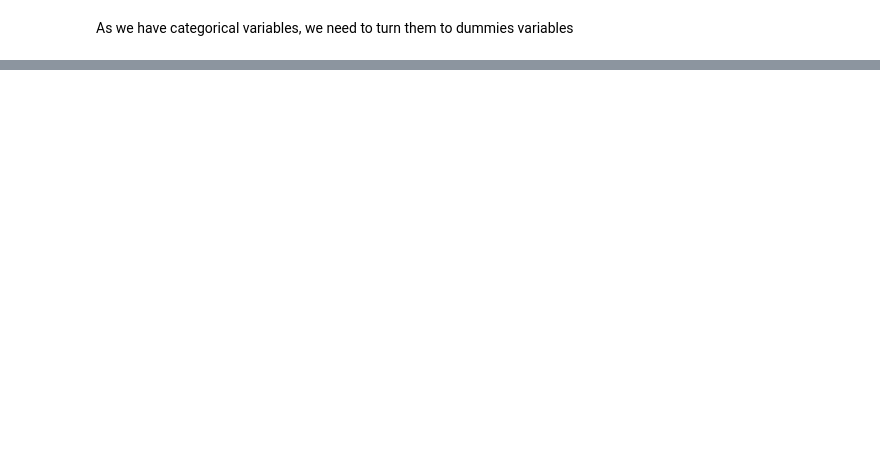
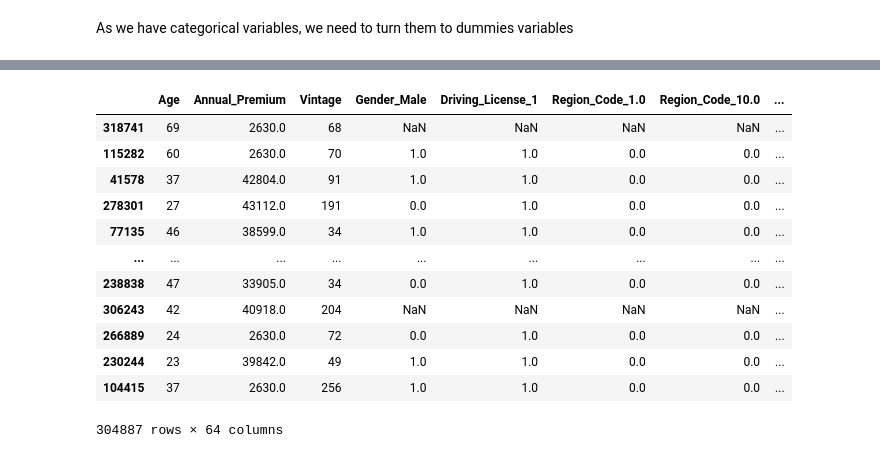
Before and after one commit to maianahmod/health_insurance, a Jupyter notebook: scripts/Data Preprocessing.ipynb, the cells around one changed output, grey strips where cells are left out. Cells and saved outputs as stored; diff of their text form; code cells hidden in the pictures; blank space fills up the shorter version.

```diff
--- a/scripts/Data Preprocessing.ipynb
+++ b/scripts/Data Preprocessing.ipynb
@@ -107,0 +172,4 @@ dummies_df = pd.DataFrame(dummies)
+# %%
+numericals = ['Age', 'Annual_Premium', 'Vintage', 'Response']
+# %%
+data_final = pd.concat([data[numericals], dummies_df], axis = 1)
@@ -107,0 +180,3 @@ dummies_df = pd.DataFrame(dummies)
+# %%
+X = data_final.drop('Response', axis = 1)
+y = data_final.Response
@@ -107,0 +198,18 @@ dummies_df = pd.DataFrame(dummies)
+# %%
+X_train, X_val, y_train, y_val = train_test_split(X, y, stratify = y, test_size = 0.2, random_state = 123)
+# %%
+X_train
+# %% [output]
+|  | Age | Annual_Premium | Vintage | Gender_Male | Driving_License_1 | Region_Code_1.0 | Region_Code_10.0 | ... |
+| 318741 | 69 | 2630.0 | 68 | NaN | NaN | NaN | NaN | ... |
+| 115282 | 60 | 2630.0 | 70 | 1.0 | 1.0 | 0.0 | 0.0 | ... |
+| 41578 | 37 | 42804.0 | 91 | 1.0 | 1.0 | 0.0 | 0.0 | ... |
+| 278301 | 27 | 43112.0 | 191 | 0.0 | 1.0 | 0.0 | 0.0 | ... |
+| 77135 | 46 | 38599.0 | 34 | 1.0 | 1.0 | 0.0 | 0.0 | ... |
+| ... | ... | ... | ... | ... | ... | ... | ... | ... |
+| 238838 | 47 | 33905.0 | 34 | 0.0 | 1.0 | 0.0 | 0.0 | ... |
+| 306243 | 42 | 40918.0 | 204 | NaN | NaN | NaN | NaN | ... |
+| 266889 | 24 | 2630.0 | 72 | 0.0 | 1.0 | 0.0 | 0.0 | ... |
+| 230244 | 23 | 39842.0 | 49 | 1.0 | 1.0 | 0.0 | 0.0 | ... |
+| 104415 | 37 | 2630.0 | 256 | 1.0 | 1.0 | 0.0 | 0.0 | ... |
+304887 rows × 64 columns
```
Also changed, not shown: parts of 19 cells of this notebook.
